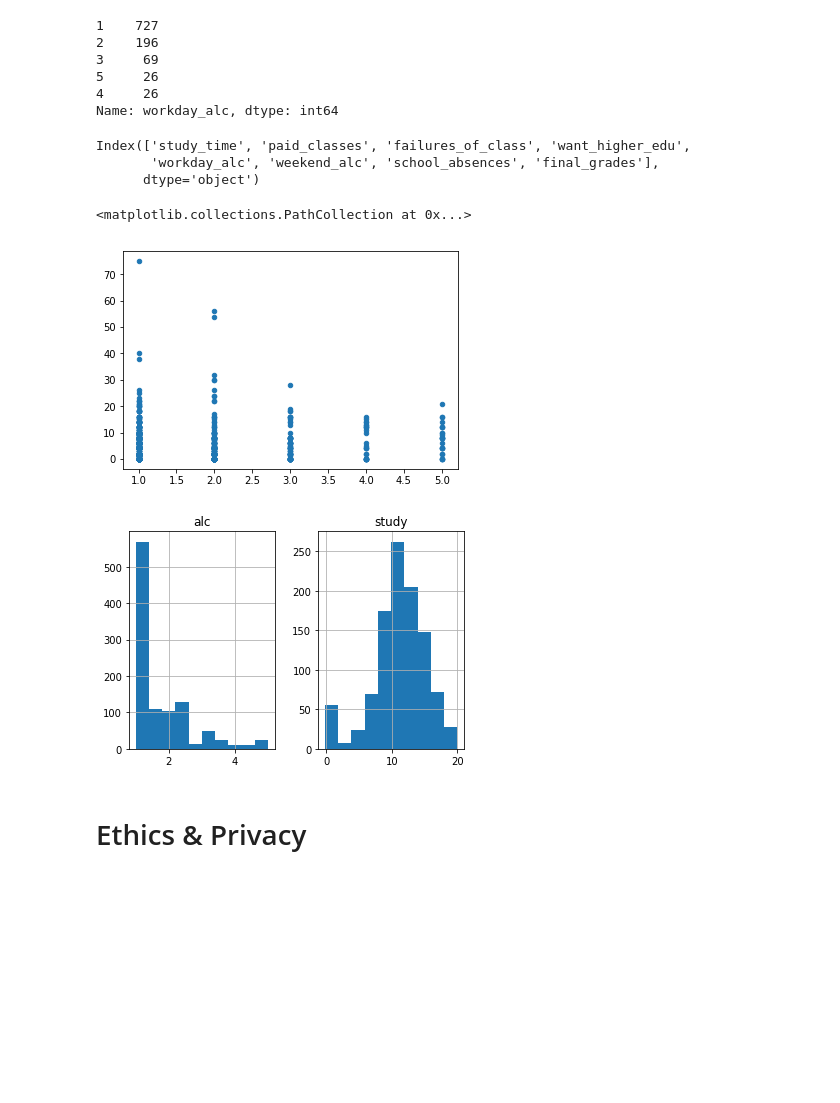
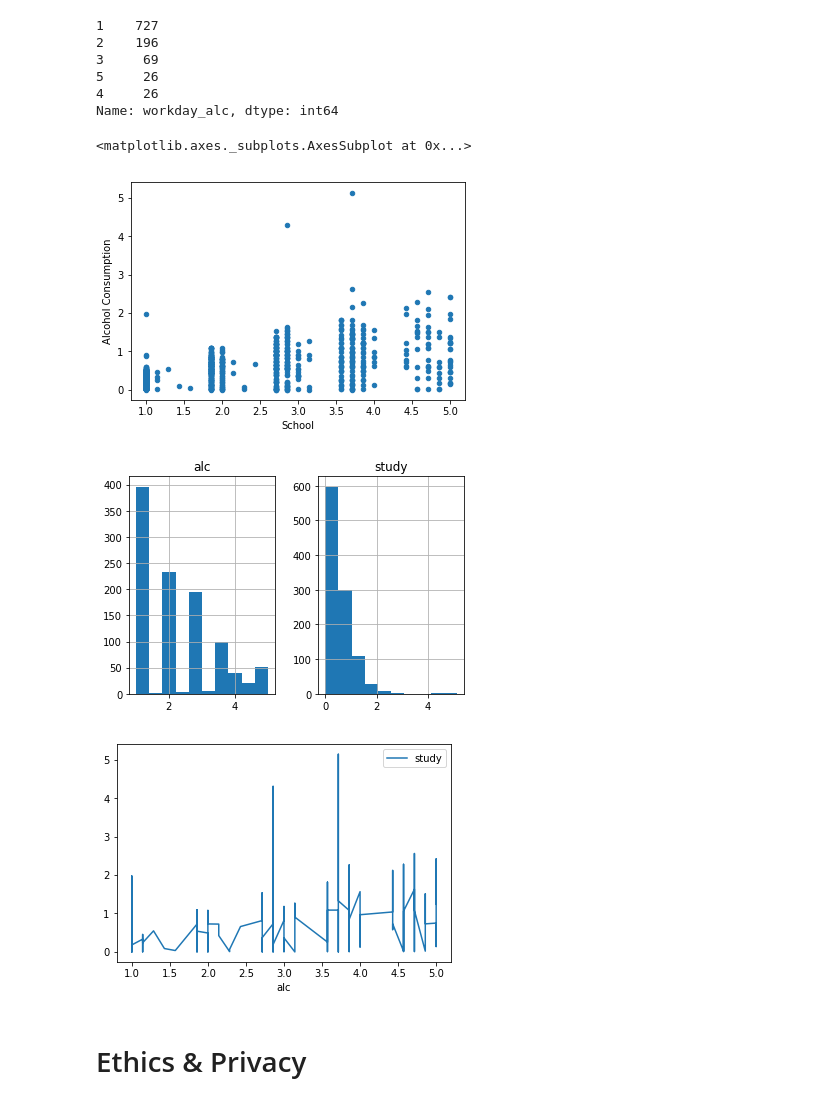
Before and after one commit to kaiitheguy/FinalProjectGroup62, a Jupyter notebook: FinalProjectGroup62.ipynb, the cells around one changed output. Cells and saved outputs as stored; diff of their text form; code cells hidden in the pictures; blank space fills up the shorter version.

Commit message:
Visualization 1st Kai

```diff
--- a/FinalProjectGroup62.ipynb
+++ b/FinalProjectGroup62.ipynb
@@ -101,3 +101,6 @@ weekend_alc           int64
 school_absences       int64
 final_grades          int64
 dtype: object
+# %%
+alc = 1/7*df['workday_alc']+6/7*df['weekend_alc']
+df['alc'] = alc
@@ -104,3 +112,5 @@ dtype: object
+# %%
+df = df.sort_values(by=['alc'])
 # %%
 df
 # %% [output]
@@ -215,34 +265,28 @@ df['workday_alc'].value_counts()
 5     26
 4     26
 Name: workday_alc, dtype: int64
-# %%
-df.columns
-# %% [output]
-Index(['study_time', 'paid_classes', 'failures_of_class', 'want_higher_edu',
-       'workday_alc', 'weekend_alc', 'school_absences', 'final_grades'],
-      dtype='object')
-# %%
-plt.scatter(df['workday_alc'], df['school_absences'], s=20)
-# %% [output]
-<matplotlib.collections.PathCollection at 0x...>
-[figure, removed]
 # %%
 #higher_edu = df['want_higher_edu']
 
-study_will = (0.1*df['study_time'])-(0.1*df['failures_of_class'])-(0.1*df['school_absences'])+(df['final_grades'])
-study_will
-alc = 5/7*df['workday_alc']+2/7*df['weekend_alc']
+# study_will = (0.1*df['study_time'])-(0.1*df['failures_of_class'])-(0.1*df['school_absences'])+(df['final_grades'])
+study_will = (df['weekend_alc']/100)*((0.1*df['study_time'])-(0.1*df['failures_of_class'])-(1.5*df['school_absences'])+(1.5*df['final_grades']))
+study_will = abs(study_will)*2
+alc = 1/7*df['workday_alc']+6/7*df['weekend_alc']
 alc
 df_w = pd.DataFrame({'alc':alc,
                     'study':study_will})
 df_w
-#plt.scatter(df_w['study'], df_w['alc'], s=20)
-#plt.ylabel('Alcohol Consumption')
-#plt.xlabel('School')
+plt.scatter(df_w['alc'], df_w['study'], s=20)
+plt.ylabel('Alcohol Consumption')
+plt.xlabel('School')
 f1 = df_w.hist()
 f1 = plt.gcf()
+df_w.plot.line(x='alc',y='study')
 # %% [output]
+<matplotlib.axes._subplots.AxesSubplot at 0x...>
-[figure, old version]
+[figure, new version]
+[figure, added]
+[figure, added]
 # %% [markdown]
 # Ethics & Privacy
 # %% [markdown]
```
Also changed, not shown: parts of 6 cells of this notebook.
